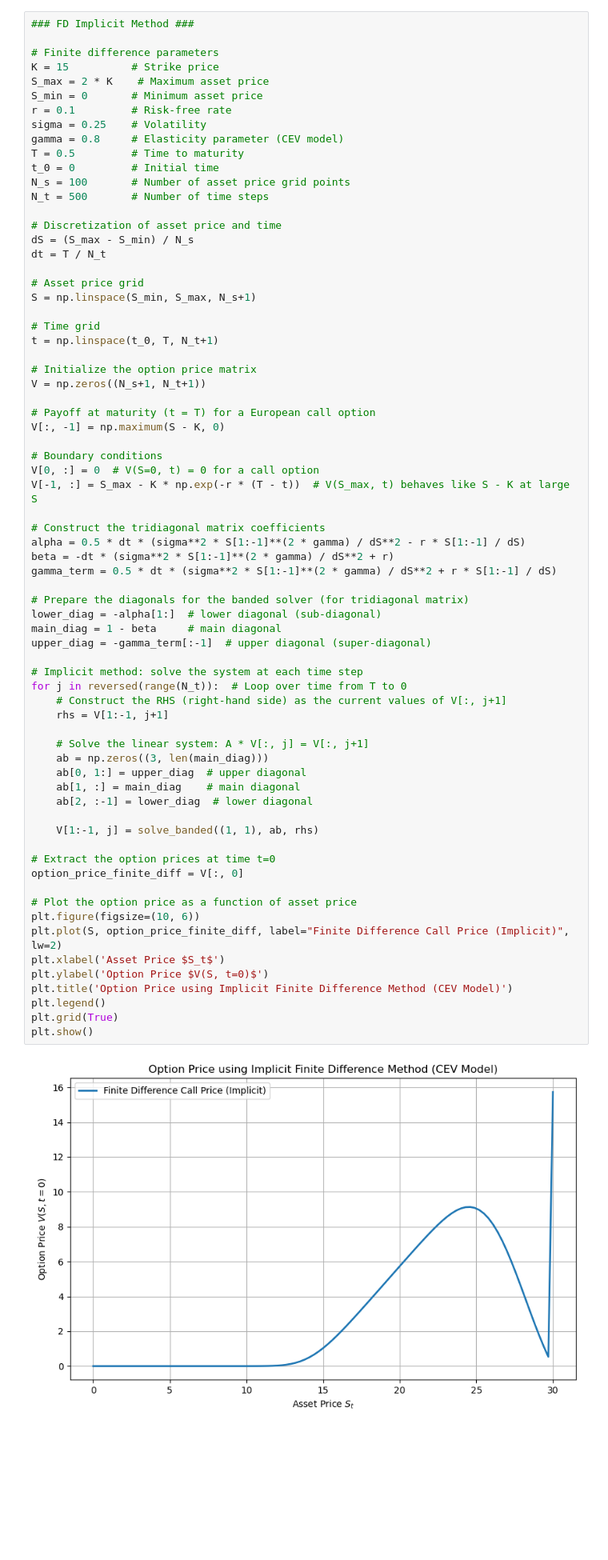
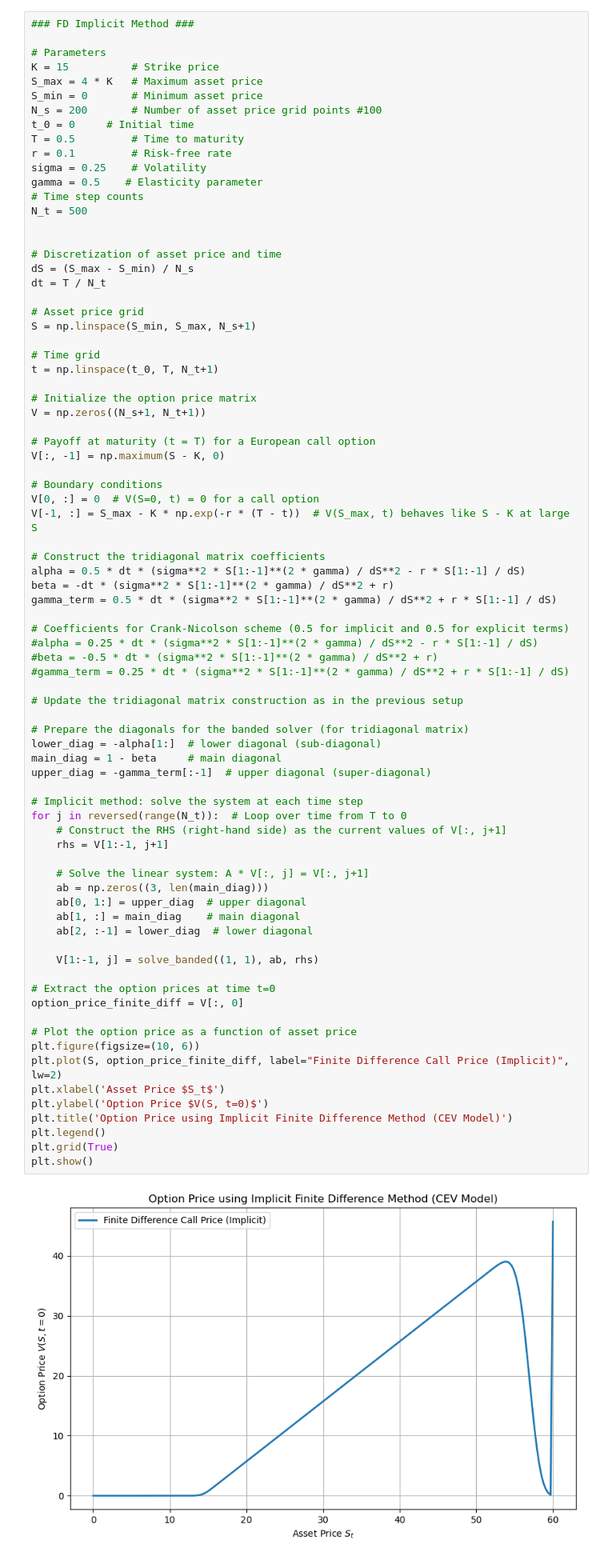
Before and after one commit to pontusbjorklid/Finite-difference-methods-to-price-European-Options, a Jupyter notebook: main.ipynb, the cells around one changed output. Shown at 80% size. Cells and saved outputs as stored; diff of their text form; blank space fills up the shorter version.

```diff
--- a/main.ipynb
+++ b/main.ipynb
@@ -78,17 +78,19 @@ plt.show()
 # %%
 ### FD Implicit Method ###
 
-# Finite difference parameters
+# Parameters
 K = 15          # Strike price
-S_max = 2 * K    # Maximum asset price
+S_max = 4 * K   # Maximum asset price
 S_min = 0       # Minimum asset price
+N_s = 200       # Number of asset price grid points #100
+t_0 = 0     # Initial time
+T = 0.5         # Time to maturity
 r = 0.1         # Risk-free rate
 sigma = 0.25    # Volatility
-gamma = 0.8     # Elasticity parameter (CEV model)
-T = 0.5         # Time to maturity
-t_0 = 0         # Initial time
-N_s = 100       # Number of asset price grid points
-N_t = 500       # Number of time steps
+gamma = 0.5    # Elasticity parameter
+# Time step counts
+N_t = 500
+
 
 # Discretization of asset price and time
 dS = (S_max - S_min) / N_s
@@ -114,36 +116,43 @@ V[-1, :] = S_max - K * np.exp(-r * (T - t))  # V(S_max, t) behaves like S - K at
 alpha = 0.5 * dt * (sigma**2 * S[1:-1]**(2 * gamma) / dS**2 - r * S[1:-1] / dS)
 beta = -dt * (sigma**2 * S[1:-1]**(2 * gamma) / dS**2 + r)
 gamma_term = 0.5 * dt * (sigma**2 * S[1:-1]**(2 * gamma) / dS**2 + r * S[1:-1] / dS)
+
+# Coefficients for Crank-Nicolson scheme (0.5 for implicit and 0.5 for explicit terms)
+#alpha = 0.25 * dt * (sigma**2 * S[1:-1]**(2 * gamma) / dS**2 - r * S[1:-1] / dS)
+#beta = -0.5 * dt * (sigma**2 * S[1:-1]**(2 * gamma) / dS**2 + r)
+#gamma_term = 0.25 * dt * (sigma**2 * S[1:-1]**(2 * gamma) / dS**2 + r * S[1:-1] / dS)
+
+# Update the tridiagonal matrix construction as in the previous setup
 
 # Prepare the diagonals for the banded solver (for tridiagonal matrix)
 lower_diag = -alpha[1:]  # lower diagonal (sub-diagonal)
 main_diag = 1 - beta     # main diagonal
 upper_diag = -gamma_term[:-1]  # upper diagonal (super-diagonal)
 
 # Implicit method: solve the system at each time step
 for j in reversed(range(N_t)):  # Loop over time from T to 0
     # Construct the RHS (right-hand side) as the current values of V[:, j+1]
     rhs = V[1:-1, j+1]
 
     # Solve the linear system: A * V[:, j] = V[:, j+1]
     ab = np.zeros((3, len(main_diag)))
     ab[0, 1:] = upper_diag  # upper diagonal
     ab[1, :] = main_diag    # main diagonal
     ab[2, :-1] = lower_diag  # lower diagonal
 
     V[1:-1, j] = solve_banded((1, 1), ab, rhs)
 
 # Extract the option prices at time t=0
 option_price_finite_diff = V[:, 0]
 
 # Plot the option price as a function of asset price
 plt.figure(figsize=(10, 6))
 plt.plot(S, option_price_finite_diff, label="Finite Difference Call Price (Implicit)", lw=2)
 plt.xlabel('Asset Price $S_t$')
 plt.ylabel('Option Price $V(S, t=0)$')
 plt.title('Option Price using Implicit Finite Difference Method (CEV Model)')
 plt.legend()
 plt.grid(True)
 plt.show()
 # %% [output]
-[figure, old version]
+[figure, new version]
```
Also changed, not shown: parts of 1 cell of this notebook.
